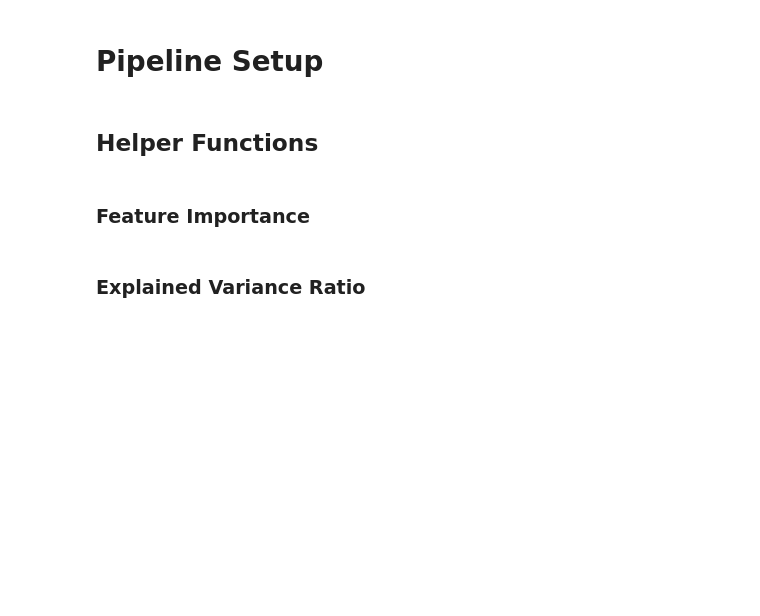
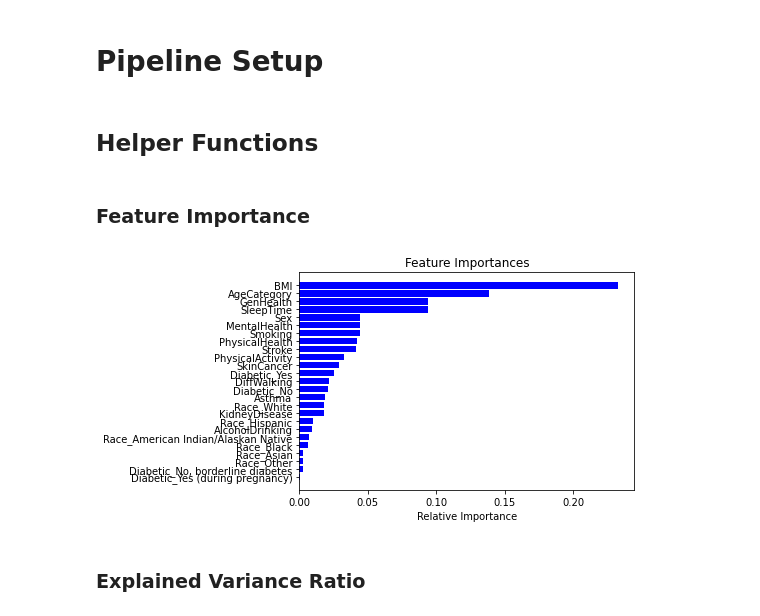
Before and after one commit to ramesaliyev/ai-heart-disease-prediction, a Jupyter notebook: model.ipynb, the cells around one changed output. Drawn from its saved outputs; the diff is of its cells as text; code cells hidden in the pictures; blank space fills up the shorter version.

```diff
--- a/model.ipynb
+++ b/model.ipynb
@@ -216,9 +216,9 @@ if ENV_KAGGLE:
 # %% [markdown]
 # Hyperparameters
 # %%
-hp_scoring = 'f1'
+hp_scoring = ('raw', 'f1')
 hp_seed = 0
-hp_cv_splits = (5, 3)
+hp_cv_splits = (2, 2)
 hp_test_size = 0.2
 # %% [markdown]
 # Preprocessing
@@ -801,23 +908,23 @@ set_trainer = SetTrainer()
 # %%
 def calculate_feature_importances(data, target, scoring, n_splits, test_size, seed, prep_params=None):
     model = Model(RandomForestClassifier, data, target, scoring, n_splits, test_size, seed, prep_params)
     model.train()
-    model.collect_scores()
-    model.collect_best_stats()
 
-    importances = model.best_estimator.feature_importances_
+    importances = model.model.feature_importances_
     indices = np.argsort(importances)
     graph_x = range(len(indices))
 
     plt.title('Feature Importances')
     plt.barh(graph_x, importances[indices], color='b', align='center')
-    plt.yticks(graph_x, model.best_stats['preprocessor'].feature_columns[indices])
+    plt.yticks(graph_x, model.preprocessor.feature_columns[indices])
     plt.xlabel('Relative Importance')
     plt.show()
 
 data_ = use_limited_data(full_data, 3200)
 calculate_feature_importances(data=data_, target=TARGET_COLUMN, scoring=hp_scoring,
                               n_splits=hp_cv_splits, test_size=hp_test_size, seed=hp_seed)
+# %% [output]
+[figure, added]
 # %% [markdown]
 ### Explained Variance Ratio
 # %%
```
Also changed, not shown: parts of 10 cells of this notebook.
